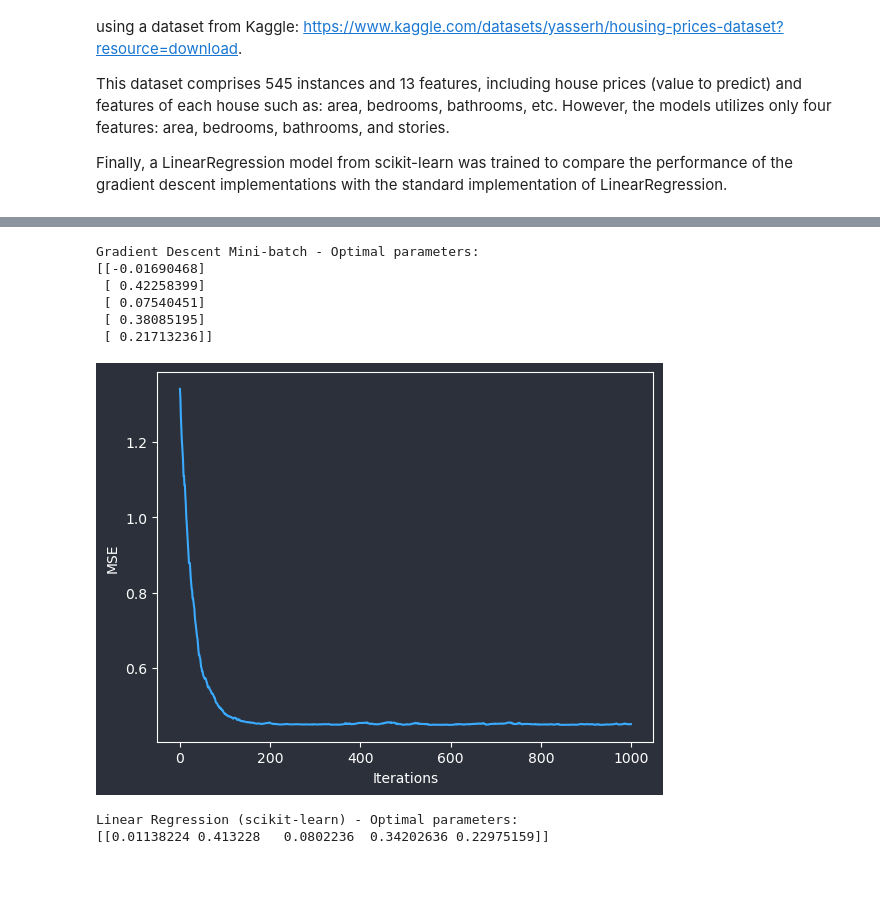
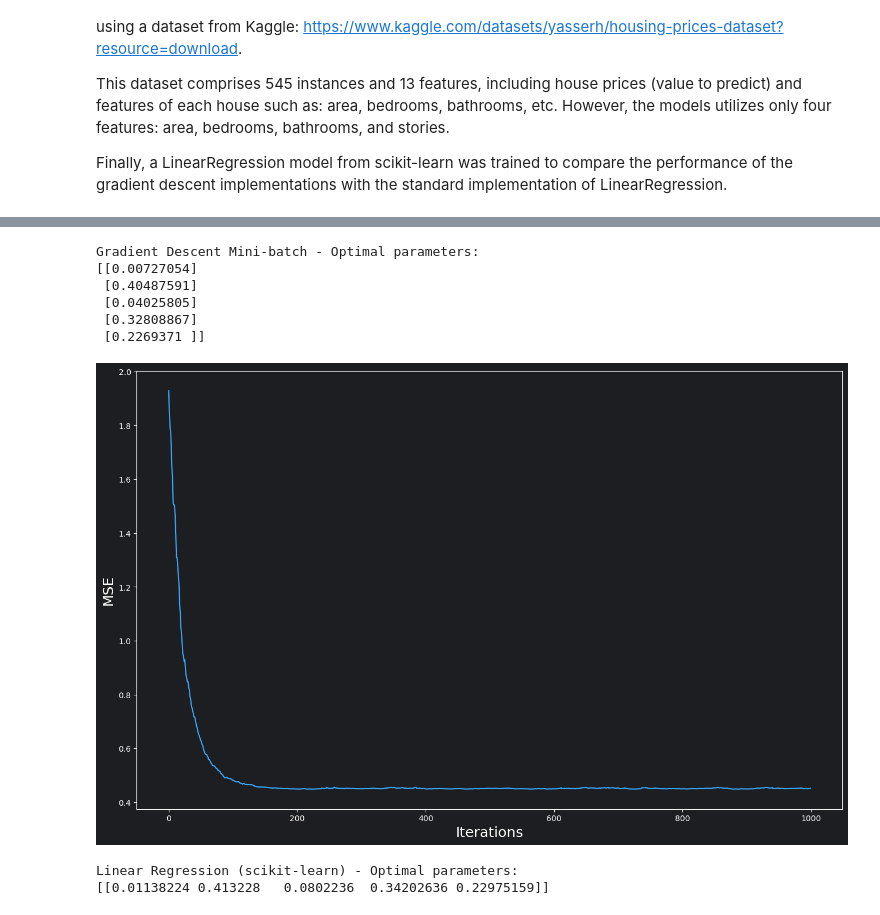
Before and after one commit to javierontbla/gradient_descent_with_python, a Jupyter notebook: Chapter_04.2.ipynb, the cells around one changed output, grey strips where cells are left out. Saved outputs shown, nothing was run; the diff lists cells and outputs as text; code cells hidden in the pictures; blank space fills up the shorter version.

```diff
--- a/Chapter_04.2.ipynb
+++ b/Chapter_04.2.ipynb
@@ -149,46 +174,59 @@ theta_mini = np.random.rand(X_train.shape[1], 1) # initial random values for par
 cost_mini = [] # arr to store the mse on each iteration
 iterations_mini = [] # arr to store the no. of iteration on each iteration
 
+# change in theta across each iteration
+theta0_mini = []
+theta1_mini = []
+
 for iteration in range(n_iterations_mini):
     rand_indx_mini = np.random.randint(0, high=513, size=1)[0] # select random index
     X_mini_batch = X_train[rand_indx_mini:rand_indx_mini + batch_size] # select a random batch (with 16 instances in this case)
     y_mini_batch = y_train[rand_indx_mini:rand_indx_mini + batch_size] # select a random batch (with 16 labels in this case)
     gradients_mini = (2/batch_size) * (X_mini_batch.T.dot(X_mini_batch.dot(theta_mini) - y_mini_batch)) # gradient vector of cost function (using a mini batch of 16 instances and labels)
     theta_mini = theta_mini - (eta_mini * gradients_mini) # update params
     mse_mini = np.square(np.subtract(X_train.dot(theta_mini), y_train)).mean()
     cost_mini.append(mse_mini) # append current MSE value to arr
     iterations_mini.append(iteration) # append current no. of iteration to arr
+    theta0_mini.append(theta_mini[0]) # save current theta0 value to plot
+    theta1_mini.append(theta_mini[1]) # save current theta1 value to plot
 
 print(f"Gradient Descent Mini-batch - Optimal parameters:\n{theta_mini}") # print optimal params
 
 # change plot's background color
-plt.figure(facecolor='#2c303a')
+plt.figure(facecolor='#1D1E22')
 ax = plt.axes()
-ax.set_facecolor('#2c303a')
+ax.set_facecolor('#1D1E22')
+
+# change fig size
+figure = plt.gcf()
+figure.set_size_inches(16, 10)
 
 # change axis colors
-ax.set_xlabel('Iterations')
-ax.set_ylabel('MSE')
+ax.set_xlabel('Iterations', fontsize=18)
+ax.set_ylabel('MSE', fontsize=18)
 ax.spines['top'].set_color('white')
 ax.spines['bottom'].set_color('white')
 ax.spines['left'].set_color('white')
 ax.spines['right'].set_color('white')
 ax.xaxis.label.set_color('white')
 ax.yaxis.label.set_color('white')
 ax.tick_params(axis='x', colors='white')
 ax.tick_params(axis='y', colors='white')
 
-# plot data
+# plot the MSE (y-axis) decrease on each iteration (x-axis)
 plt.plot(iterations_mini, cost_mini, color="#3aaaff")
+
+# save plot locally
+#plt.savefig('gradient_descent_mini_mse.png', bbox_inches='tight', transparent=True)
 plt.show()
 # %% [output]
 Gradient Descent Mini-batch - Optimal parameters:
-[[-0.01690468]
- [ 0.42258399]
- [ 0.07540451]
- [ 0.38085195]
- [ 0.21713236]]
+[[0.00727054]
+ [0.40487591]
+ [0.04025805]
+ [0.32808867]
+ [0.2269371 ]]
-[figure, old version]
+[figure, new version]
 # %%
 lin_reg = LinearRegression() # linear model from sklearn
 lin_reg.fit(X_train_no_bias, y_train) # train model
```
Also changed, not shown: parts of 4 cells of this notebook.
